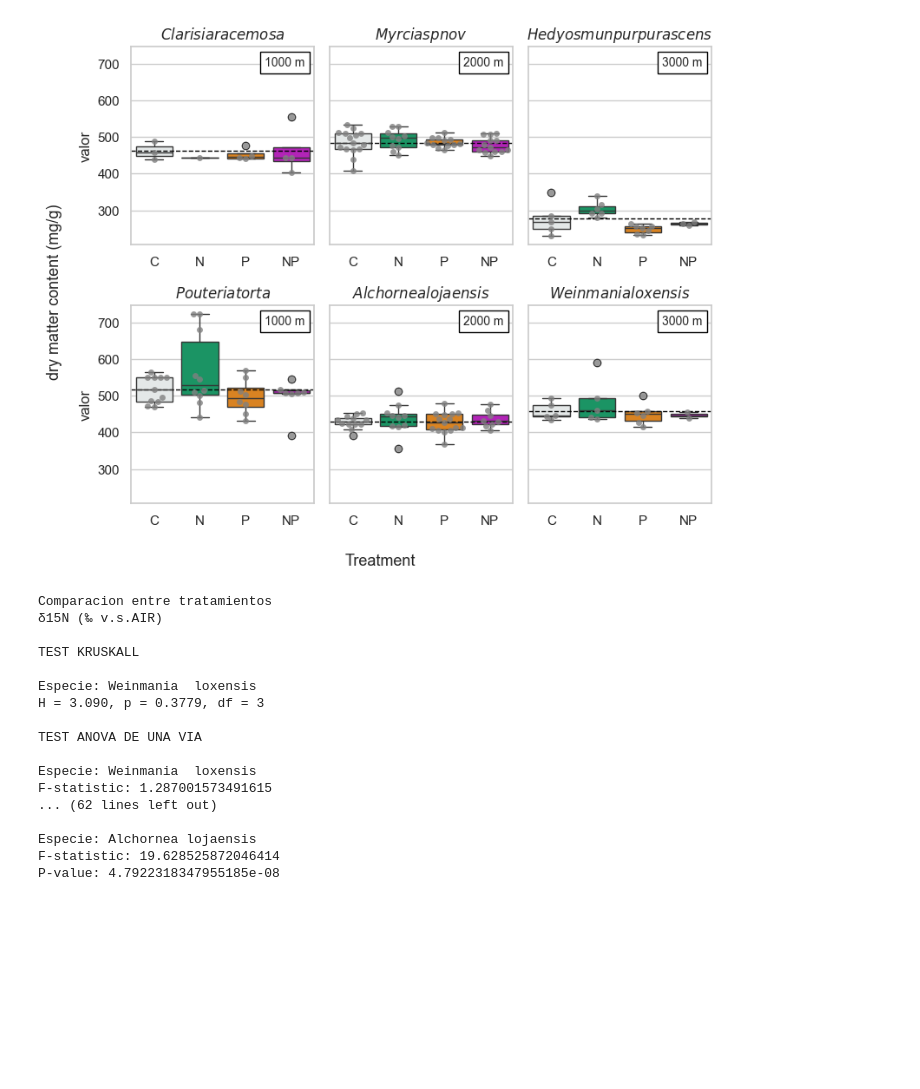
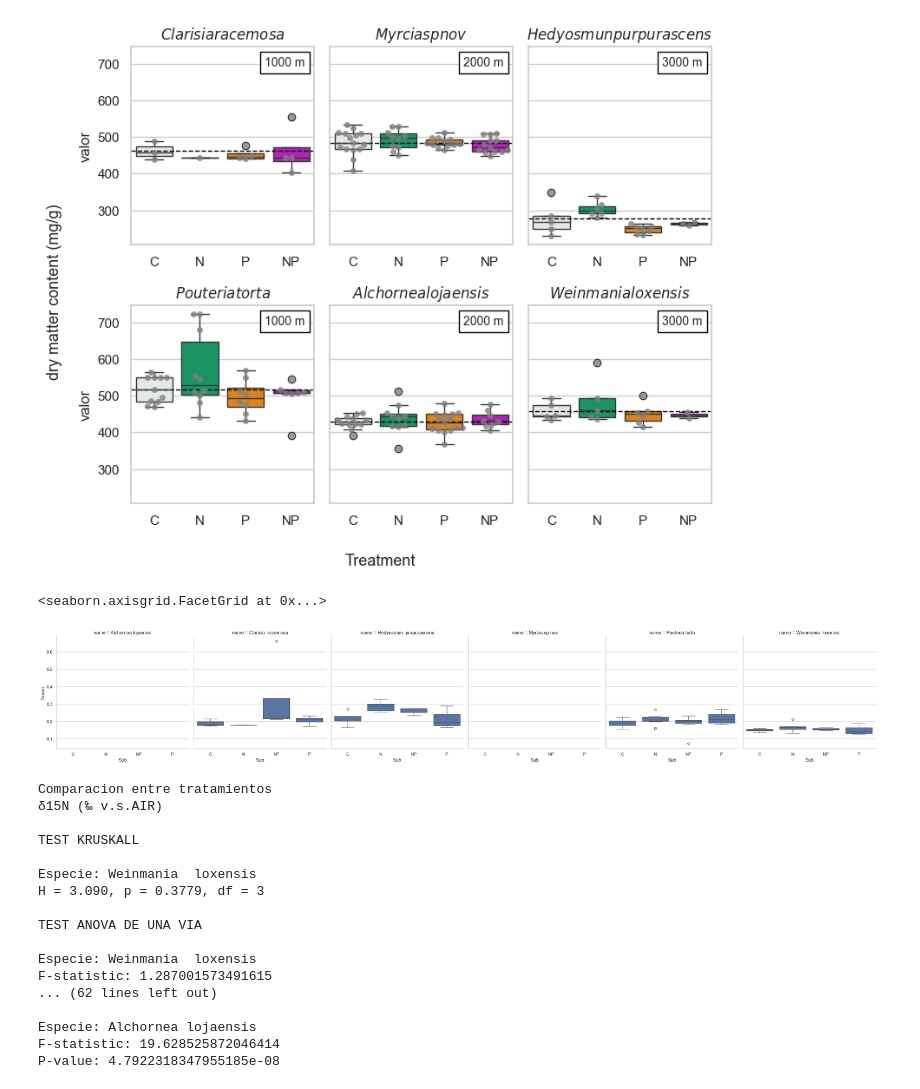
Before and after one commit to ajchavez94/NUMEX_preliminar, a Jupyter notebook: Preliminar.ipynb, the cells around one changed output. Cells and saved outputs as stored; diff of their text form; code cells hidden in the pictures; blank space fills up the shorter version.

```diff
--- a/Preliminar.ipynb
+++ b/Preliminar.ipynb
@@ -531,6 +533,29 @@ Passing `palette` without assigning `hue` is deprecated and will be removed in v
 [figure]
 [figure]
 [figure]
+# %%
+filtered = data[~data["Carea"].isna()]
+
+filtered#.to_excel("test_borrar.xlsx")
+
+# importing packages
+import seaborn
+
+# load data
+
+# create catplot facetplot object
+seaborn_facetgrid_object = seaborn.catplot(
+    x='Sub',
+    y="Narea",
+    col='name',
+    kind='box',
+    data=filtered
+)
+# show plot
+seaborn_facetgrid_object
+# %% [output]
+<seaborn.axisgrid.FacetGrid at 0x...>
+[figure, added]
 # %%
 %run kruskal_por_especie_y_tratamiento.py
 
```
Also changed, not shown: parts of 5 cells of this notebook, 7 other files.
